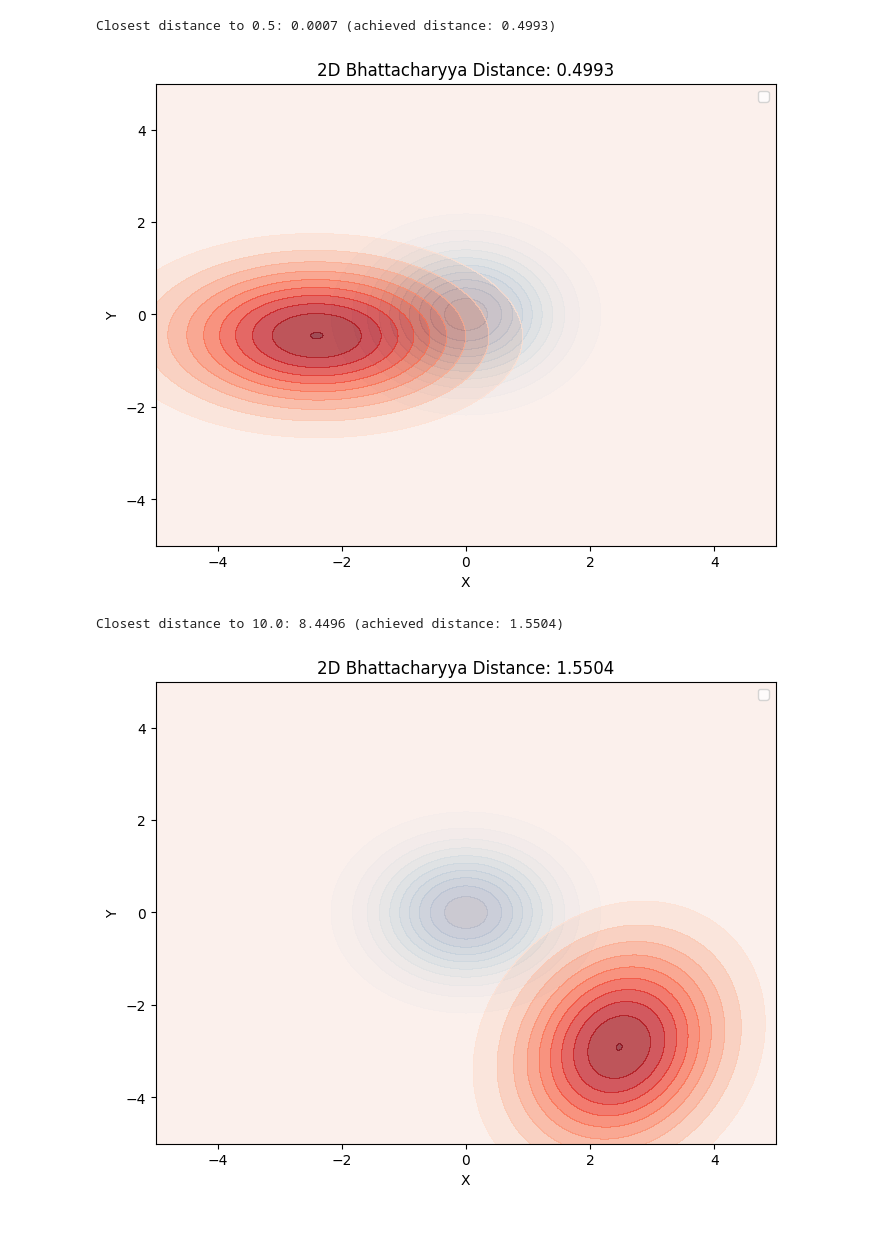
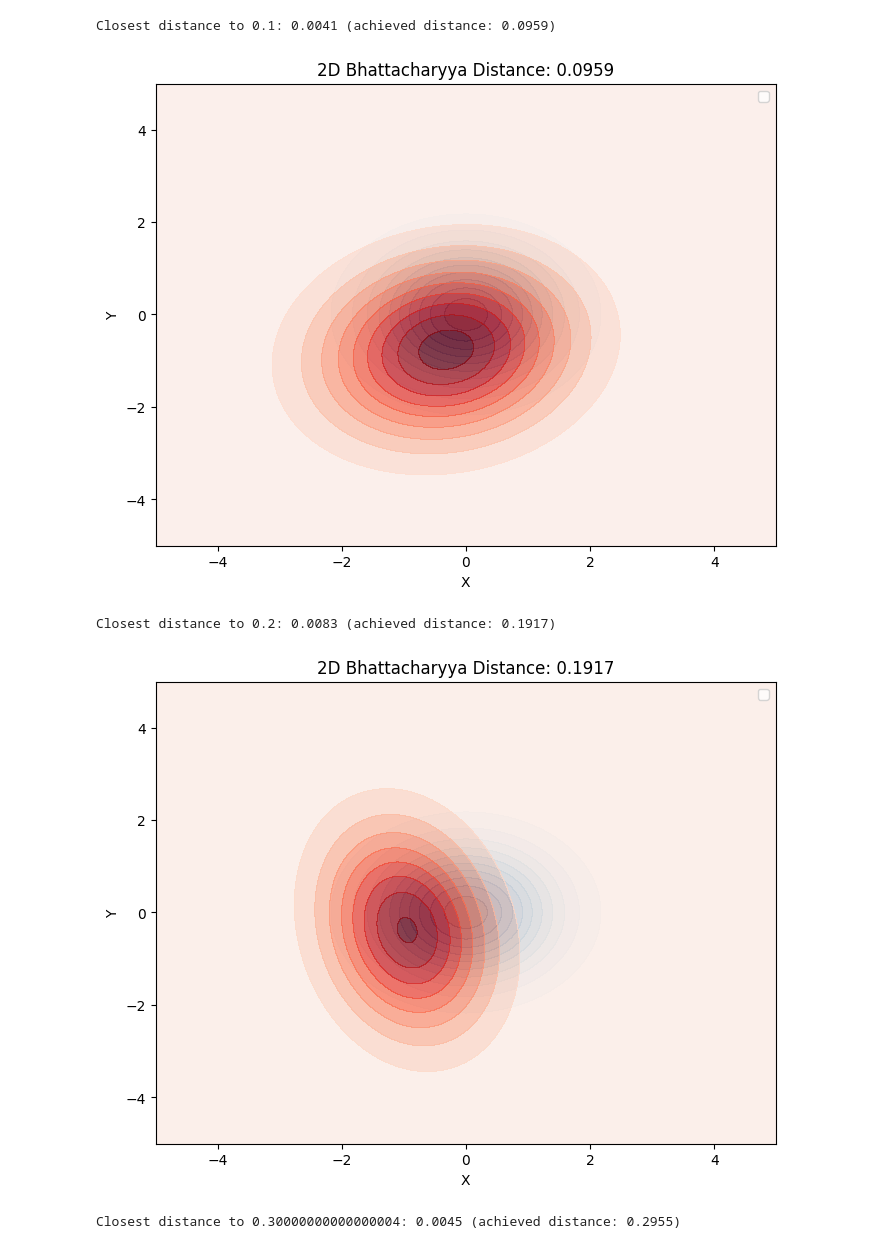
Before and after one commit to mirkomanset/dynamic-clustering, a Jupyter notebook: notebooks/gaussian_overlapping.ipynb, the cells around one changed output. Cells and saved outputs as stored; diff of their text form; code cells hidden in the pictures.

```diff
--- a/notebooks/gaussian_overlapping.ipynb
+++ b/notebooks/gaussian_overlapping.ipynb
@@ -42,14 +44,12 @@ def bhattacharyya_distance_2d_normal_discretized(mean1, cov1, mean2, cov2, grid_
     bc = np.sum(np.sqrt(p_flat * q_flat))
     return -np.log(bc)
 # %%
-import numpy as np
-import matplotlib.pyplot as plt
-from scipy.stats import multivariate_normal
-
-# ... (bhattacharyya_distance_2d_normal_discretized function remains the same)
+# Define mean1 and cov1 (you can adjust these values as needed)
+mean1 = np.array([0, 0])  # Mean of the first distribution
+cov1 = np.array([[1, 0], [0, 1]])  # Covariance matrix of the first distribution
 
 # Target distances (for demonstration)
-target_distances = [0, 0.5, 10.0]  # Example: <0.5, ~0.5, >0.5
+target_distances = np.arange(0, 1.1, 0.1).tolist()  # Example: <0.5, ~0.5, >0.5
 
 for target_distance in target_distances:
     best_mean2 = None
@@ -100,4 +100,5 @@ Closest distance to 0: 0.0596 (achieved distance: 0.0596)
-Closest distance to 0.5: 0.0007 (achieved distance: 0.4993)
+Closest distance to 0.1: 0.0041 (achieved distance: 0.0959)
-[figure, old version]
+[figure, new version]
-Closest distance to 10.0: 8.4496 (achieved distance: 1.5504)
+Closest distance to 0.2: 0.0083 (achieved distance: 0.1917)
-[figure, old version]
+[figure, new version]
+Closest distance to 0.30000000000000004: 0.0045 (achieved distance: 0.2955)
```
Also changed, not shown: parts of 10 cells of this notebook, 7 other files.
